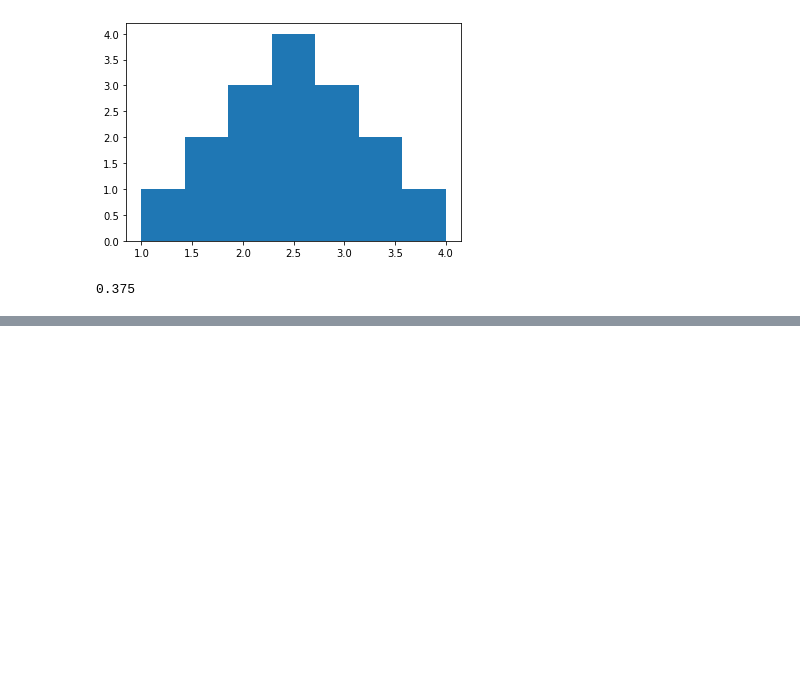
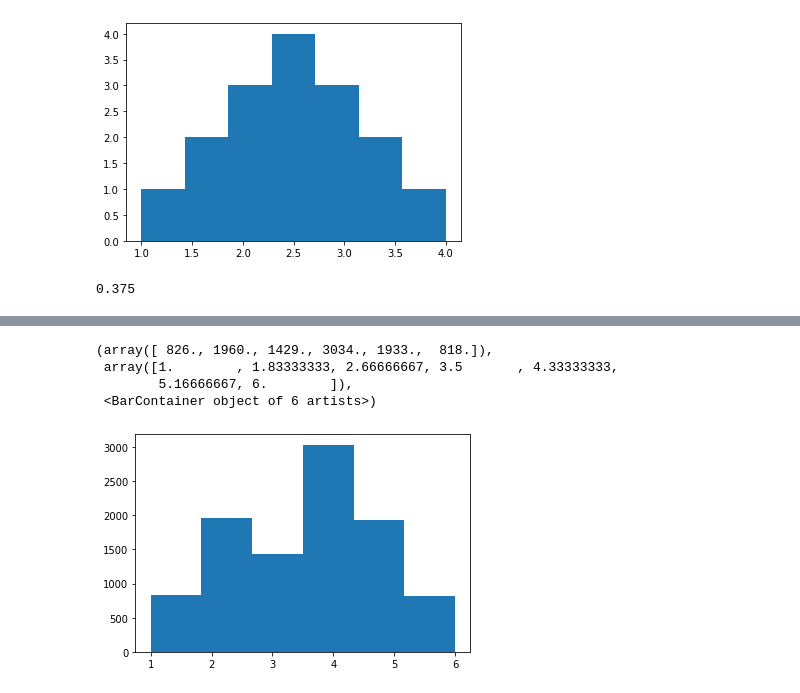
Before and after one commit to Nahid-Hassan/advanced-machine-learning-v1, a Jupyter notebook: code-colab/Statistics - Sampling Distribution.ipynb, the cells around one changed output, grey strips where cells are left out. Drawn from its saved outputs; the diff is of its cells as text; code cells hidden in the pictures; blank space fills up the shorter version.

```diff
--- a/code-colab/Statistics - Sampling Distribution.ipynb
+++ b/code-colab/Statistics - Sampling Distribution.ipynb
@@ -78,0 +117,9 @@ plt.hist(outcome_sample, bins=7)
+# %%
+b = [np.average([random.randint(1,6), random.randint(1,6)]) for x in range(10000)]
+plt.hist(b, bins=6)
+# %% [output]
+(array([ 826., 1960., 1429., 3034., 1933.,  818.]),
+ array([1.        , 1.83333333, 2.66666667, 3.5       , 4.33333333,
+        5.16666667, 6.        ]),
+ <BarContainer object of 6 artists>)
+[figure, added]
```
Also changed, not shown: parts of 24 cells of this notebook, 17 other files.
